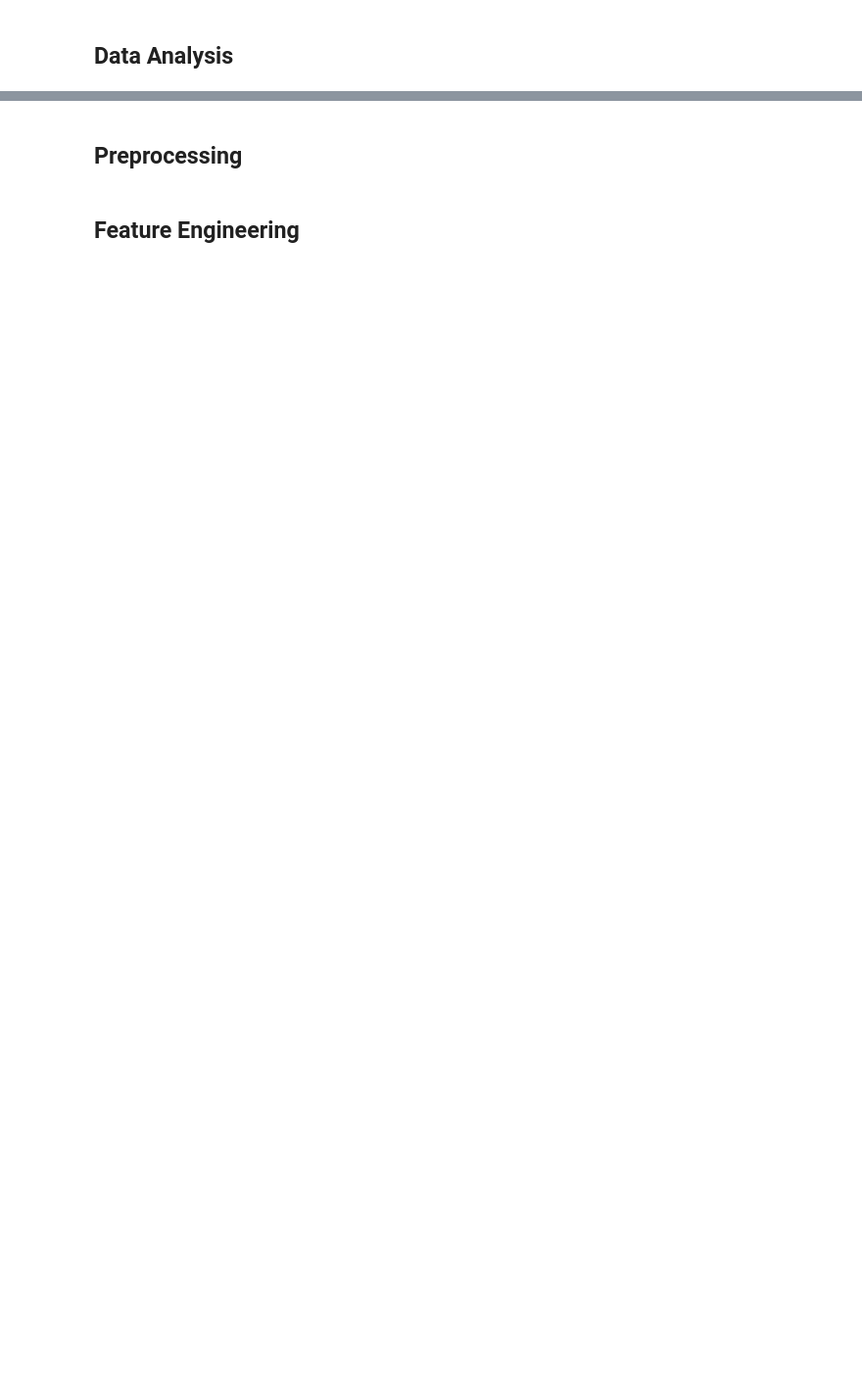
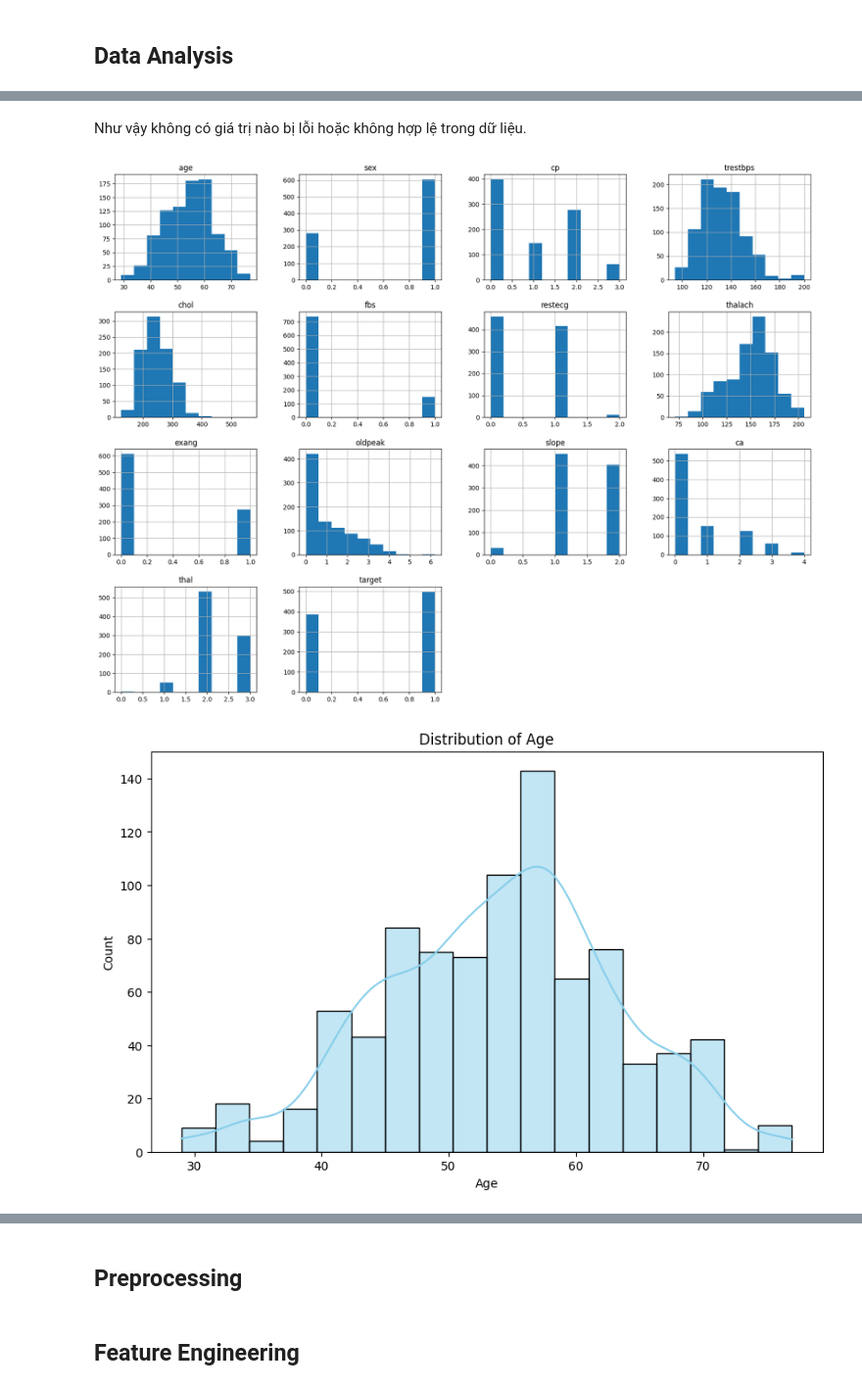
Before and after one commit to tano-dev/Introduction-to-Machine-Learning_MTH10353, a Jupyter notebook: Homework/2/Homework Form.ipynb, the cells around one changed output, grey strips where cells are left out. Shown at 98% size. Cells and saved outputs as stored; diff of their text form; code cells hidden in the pictures; blank space fills up the shorter version.

```diff
--- a/Homework/2/Homework Form.ipynb
+++ b/Homework/2/Homework Form.ipynb
@@ -35,6 +35,6 @@ How can I measure your point:
 ## Load Dataset
 # %%
 import pandas as pd
-PATH = " " # Path to your file
-
+PATH = r"D:\Introduction-to-Machine-Learning_MTH10353\Homework\2\heart.csv"
 df = pd.read_csv(PATH)
+df
@@ -45,0 +137,28 @@ df = pd.read_csv(PATH)
+# %% [markdown]
+Như vậy không có giá trị nào bị lỗi hoặc không hợp lệ trong dữ liệu.
+# %%
+from matplotlib import pyplot as plt
+import seaborn as sns
+
+Columns = ['age', 'sex', 'cp', 'trestbps', 'chol', 'fbs', 'restecg', 'thalach', 'exang', 'oldpeak', 'slope', 'ca', 'thal', 'target']
+
+df.hist(column=Columns, figsize=(20, 15))
+non_binary_columns = ['age', 'trestbps', 'chol', 'thalach', 'oldpeak']
+for column in non_binary_columns:
+    plt.figure(figsize=(10, 6))
+    sns.histplot(df[column], kde=True, color='skyblue')
+    plt.title(f'Distribution of {column.capitalize()}')
+    plt.xlabel(column.capitalize())
+    plt.ylabel('Count')
+    plt.show()
+binary_columns = ['sex', 'fbs', 'exang', 'target', 'thal']
+for column in binary_columns:
+    plt.figure(figsize=(6, 4))
+    sns.countplot(x=df[column])
+    plt.title(f'Count of {column.capitalize()}')
+    plt.xlabel(column.capitalize())
+    plt.ylabel('Count')
+    plt.show()
+# %% [output]
+[figure, added]
+[figure, added]
```
Also changed, not shown: parts of 8 cells of this notebook, 1 other file.
